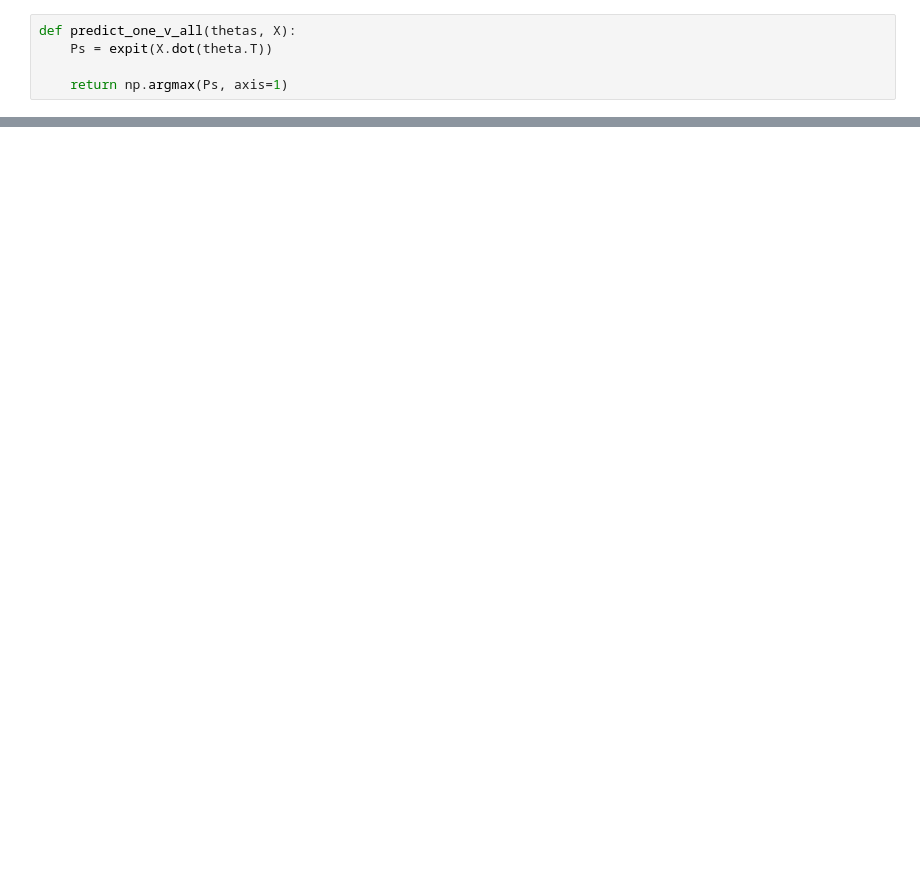
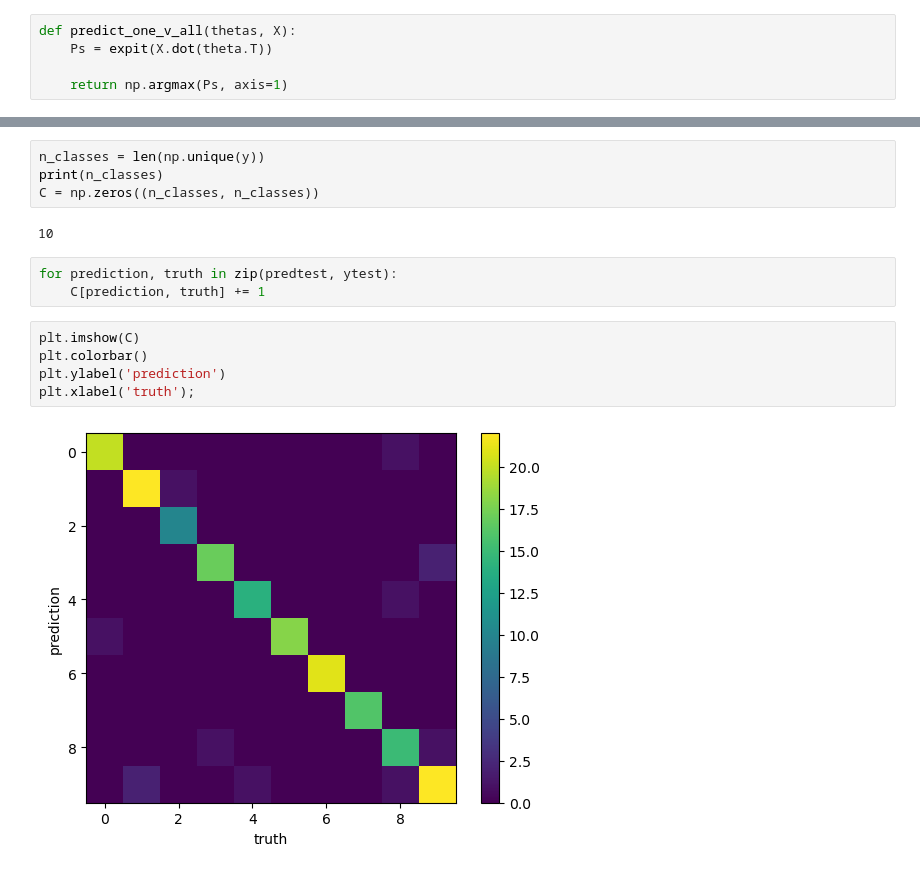
Before and after one commit to maxisi/bfarr-comp-phys-25, a Jupyter notebook: notebooks/Multiclass Classification.ipynb, the cells around one changed output, grey strips where cells are left out. Saved outputs shown, nothing was run; the diff lists cells and outputs as text; blank space fills up the shorter version.

```diff
--- a/notebooks/Multiclass Classification.ipynb
+++ b/notebooks/Multiclass Classification.ipynb
@@ -113,0 +144,16 @@ print(training_acc, validation_acc)
+# %%
+n_classes = len(np.unique(y))
+print(n_classes)
+C = np.zeros((n_classes, n_classes))
+# %% [output]
+10
+# %%
+for prediction, truth in zip(predtest, ytest):
+    C[prediction, truth] += 1
+# %%
+plt.imshow(C)
+plt.colorbar()
+plt.ylabel('prediction')
+plt.xlabel('truth');
+# %% [output]
+[figure, added]
```
Also changed, not shown: parts of 16 cells of this notebook.
